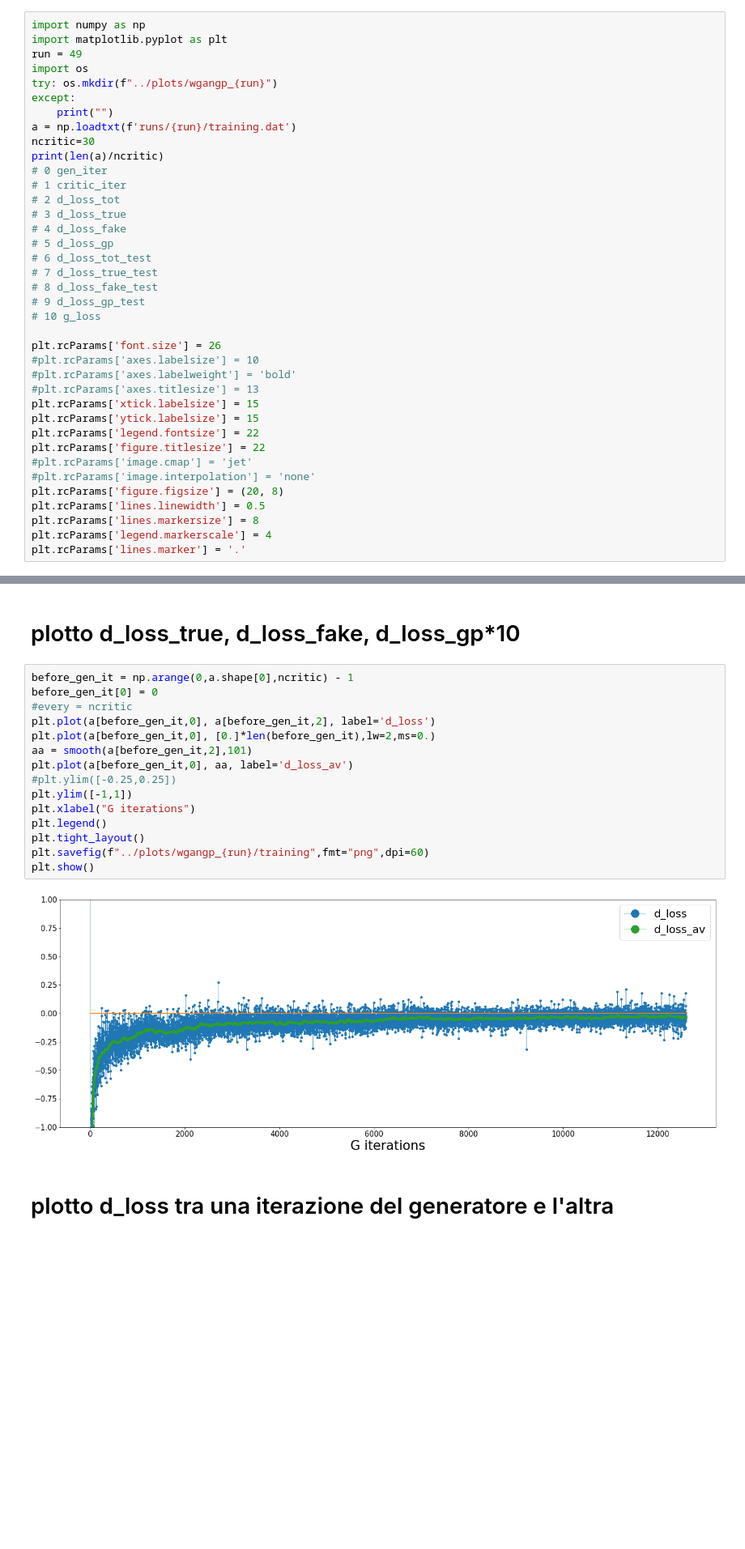
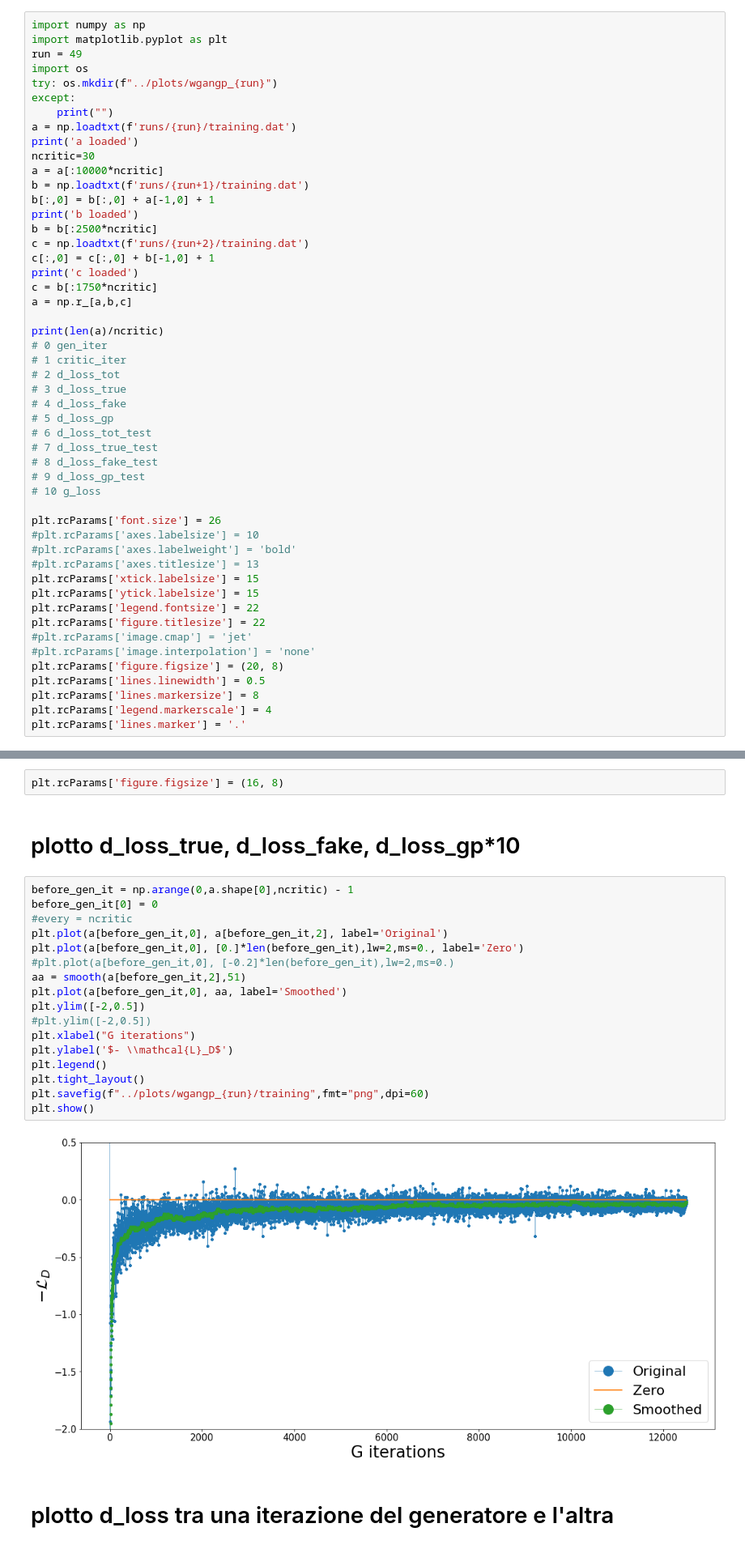
Before and after one commit to scarpma/lagrangian, a Jupyter notebook: wgangp/training_analysis.ipynb, the cells around one changed output, grey strips where cells are left out. Shown at 81% size. Saved outputs shown, nothing was run; the diff lists cells and outputs as text; blank space fills up the shorter version.

```diff
--- a/wgangp/training_analysis.ipynb
+++ b/wgangp/training_analysis.ipynb
@@ -9,7 +9,19 @@ try: os.mkdir(f"../plots/wgangp_{run}")
 except:
     print("")
 a = np.loadtxt(f'runs/{run}/training.dat')
+print('a loaded')
 ncritic=30
+a = a[:10000*ncritic]
+b = np.loadtxt(f'runs/{run+1}/training.dat')
+b[:,0] = b[:,0] + a[-1,0] + 1
+print('b loaded')
+b = b[:2500*ncritic]
+c = np.loadtxt(f'runs/{run+2}/training.dat')
+c[:,0] = c[:,0] + b[-1,0] + 1
+print('c loaded')
+c = b[:1750*ncritic]
+a = np.r_[a,b,c]
+
 print(len(a)/ncritic)
 # 0 gen_iter
 # 1 critic_iter
@@ -43,22 +58,26 @@ plt.rcParams['lines.marker'] = '.'
+# %%
+plt.rcParams['figure.figsize'] = (16, 8)
 # %% [markdown]
 # plotto d_loss_true, d_loss_fake, d_loss_gp*10
 # %%
 before_gen_it = np.arange(0,a.shape[0],ncritic) - 1
 before_gen_it[0] = 0
 #every = ncritic
-plt.plot(a[before_gen_it,0], a[before_gen_it,2], label='d_loss')
-plt.plot(a[before_gen_it,0], [0.]*len(before_gen_it),lw=2,ms=0.)
-aa = smooth(a[before_gen_it,2],101)
-plt.plot(a[before_gen_it,0], aa, label='d_loss_av')
-#plt.ylim([-0.25,0.25])
-plt.ylim([-1,1])
+plt.plot(a[before_gen_it,0], a[before_gen_it,2], label='Original')
+plt.plot(a[before_gen_it,0], [0.]*len(before_gen_it),lw=2,ms=0., label='Zero')
+#plt.plot(a[before_gen_it,0], [-0.2]*len(before_gen_it),lw=2,ms=0.)
+aa = smooth(a[before_gen_it,2],51)
+plt.plot(a[before_gen_it,0], aa, label='Smoothed')
+plt.ylim([-2,0.5])
+#plt.ylim([-2,0.5])
 plt.xlabel("G iterations")
+plt.ylabel('$- \\mathcal{L}_D$')
 plt.legend()
 plt.tight_layout()
 plt.savefig(f"../plots/wgangp_{run}/training",fmt="png",dpi=60)
 plt.show()
 # %% [output]
-[figure, old version]
+[figure, new version]
 # %% [markdown]
 # plotto d_loss tra una iterazione del generatore e l'altra
 # %%
```
Also changed, not shown: parts of 3 cells of this notebook, 17 other files.
